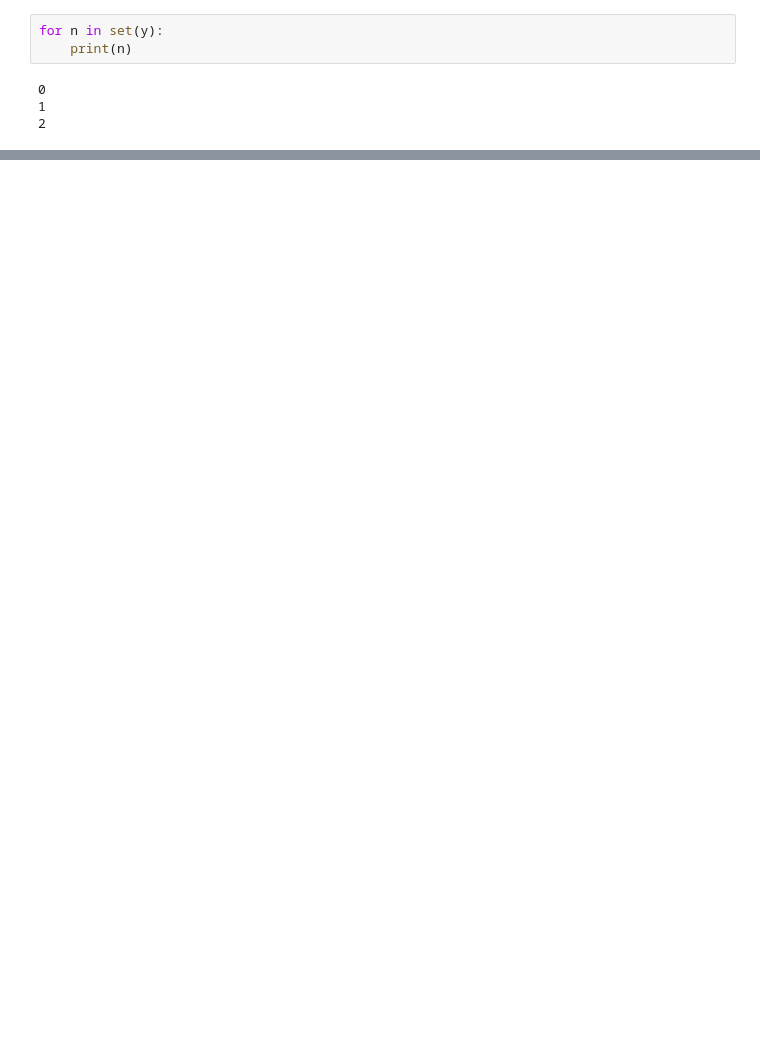
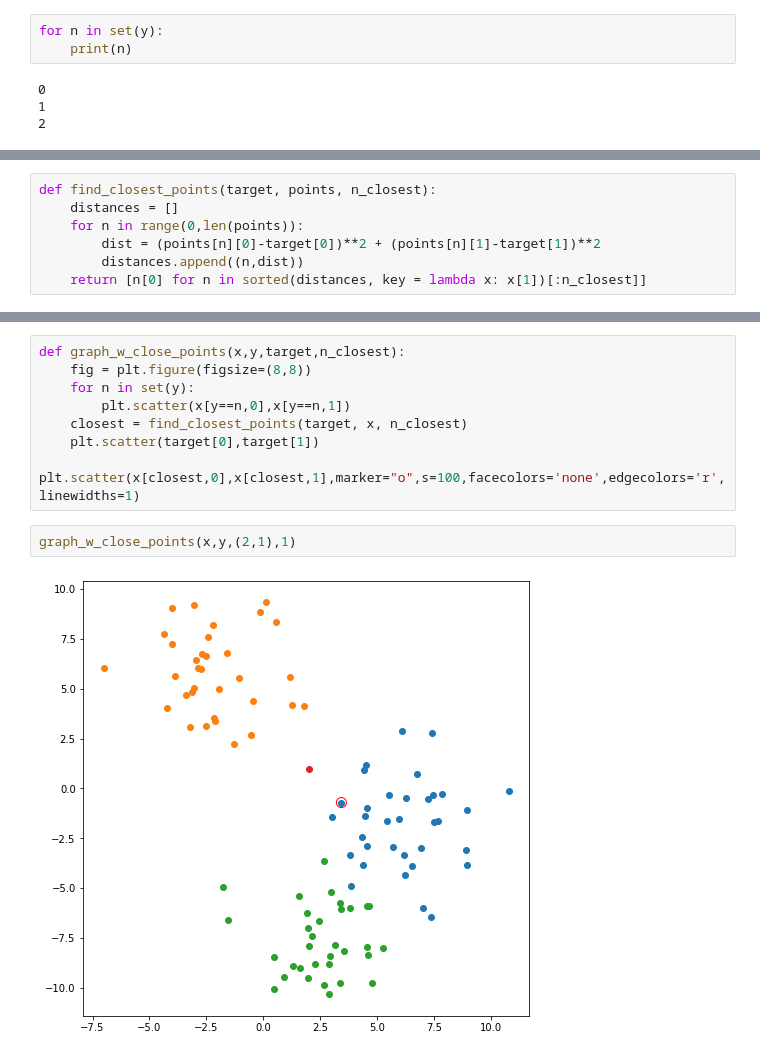
Before and after one commit to max-miller/ds_ground_up, a Jupyter notebook: neighbors_tree/knn_tree_visuals.ipynb, the cells around one changed output, grey strips where cells are left out. Saved outputs shown, nothing was run; the diff lists cells and outputs as text; blank space fills up the shorter version.

```diff
--- a/neighbors_tree/knn_tree_visuals.ipynb
+++ b/neighbors_tree/knn_tree_visuals.ipynb
@@ -44,0 +51,7 @@ graph_classes(x,y)
+# %%
+def find_closest_points(target, points, n_closest):
+    distances = []
+    for n in range(0,len(points)):
+        dist = (points[n][0]-target[0])**2 + (points[n][1]-target[1])**2
+        distances.append((n,dist))
+    return [n[0] for n in sorted(distances, key = lambda x: x[1])[:n_closest]]
@@ -44,0 +62,12 @@ graph_classes(x,y)
+# %%
+def graph_w_close_points(x,y,target,n_closest):
+    fig = plt.figure(figsize=(8,8))
+    for n in set(y):
+        plt.scatter(x[y==n,0],x[y==n,1])
+    closest = find_closest_points(target, x, n_closest)
+    plt.scatter(target[0],target[1])
+    plt.scatter(x[closest,0],x[closest,1],marker="o",s=100,facecolors='none',edgecolors='r',linewidths=1)
+# %%
+graph_w_close_points(x,y,(2,1),1)
+# %% [output]
+[figure, added]
```
Also changed, not shown: parts of 14 cells of this notebook.
